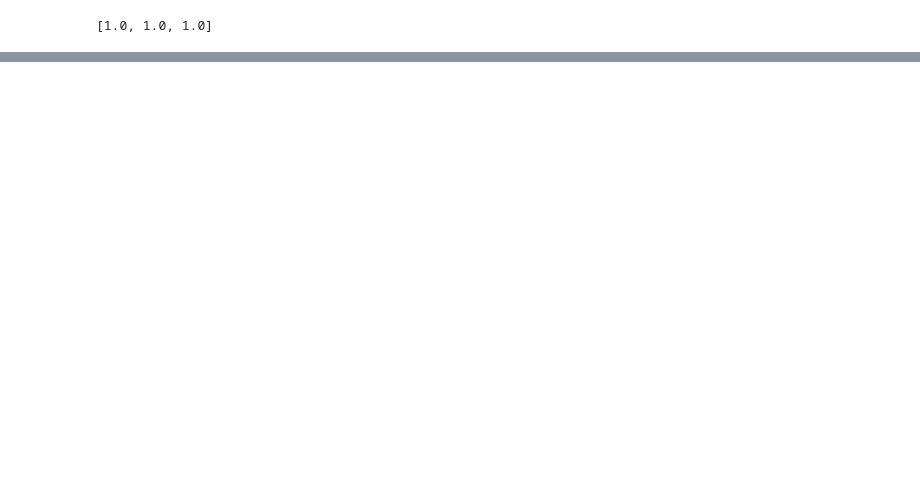
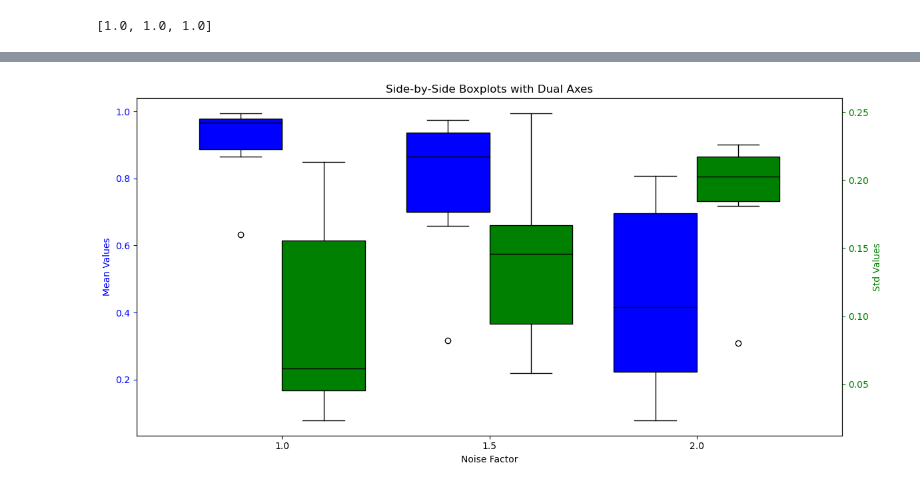
Before and after one commit to Botacin-s-Lab/EchoCrypt, a Jupyter notebook: ours/phone/results/graphs.ipynb, the cells around one changed output, grey strips where cells are left out. Drawn from its saved outputs; the diff is of its cells as text; code cells hidden in the pictures; blank space fills up the shorter version.

```diff
--- a/ours/phone/results/graphs.ipynb
+++ b/ours/phone/results/graphs.ipynb
@@ -23,9 +22,14 @@ def calculate_levenshtein_accuracy(true_sentence, generated_sentence):
     max_len = max(len(true_sentence), len(generated_sentence))
     return 1 - (distance / max_len)
 
-# Calculate BLEU (optional alternative)
 def calculate_bleu_score(true_sentence, generated_sentence):
-    return sentence_bleu([true_sentence.split()], generated_sentence.split())
+    # Use a smoothing function to avoid BLEU score being zero
+    smoothing_function = SmoothingFunction().method1
+    return sentence_bleu(
+        [true_sentence.split()],
+        generated_sentence.split(),
+        smoothing_function=smoothing_function
+    )
 
 def calculate_rouge_scores(true_sentence, generated_sentence):
     scorer = rouge_scorer.RougeScorer(['rouge1', 'rouge2', 'rougeL'], use_stemmer=True)
@@ -159,3 +151,4 @@ results_df
 # %%
 
-results_df = results_df.groupby(['Model', 'Noise Factor']).mean().reset_index()
+mean_df = results_df.groupby(['Model', 'Noise Factor']).mean().reset_index()
+std_df = results_df.groupby(['Model', 'Noise Factor']).std().reset_index()
@@ -187,3 +177,73 @@ results_df['Noise Factor'] = results_df['Noise Factor'].astype(str)
+# %%
+import pandas as pd
+import matplotlib.pyplot as plt
+import seaborn as sns
+import numpy as np
+
+# Melt the dataframes for seaborn
+mean_melted = mean_df.melt(id_vars=['Model', 'Noise Factor'], var_name='Metric', value_name='Mean')
+std_melted = std_df.melt(id_vars=['Model', 'Noise Factor'], var_name='Metric', value_name='Std')
+
+# Merge the mean and std dataframes
+merged_df = pd.merge(mean_melted, std_melted, on=['Model', 'Noise Factor', 'Metric'])
+
+# Filter for Meteor Score only
+merged_df = merged_df[merged_df['Metric'] == 'Meteor Score']
+noise_factors = sorted(merged_df['Noise Factor'].unique())
+
+# Restructure the data for Mean and Std separately
+mean_data = pd.DataFrame({'Noise Factor': merged_df['Noise Factor'], 'Value': merged_df['Mean']})
+std_data = pd.DataFrame({'Noise Factor': merged_df['Noise Factor'], 'Value': merged_df['Std']})
+
+# Create the plot
+fig, ax1 = plt.subplots(figsize=(12, 6))
+
+# Define offsets for side-by-side boxplots
+x_positions = np.arange(len(noise_factors))
+bar_width = 0.4
+
+# Plot the Mean boxplots on the primary y-axis
+ax1.boxplot(
+    [mean_data[mean_data['Noise Factor'] == nf]['Value'] for nf in noise_factors],
+    positions=x_positions - bar_width / 2,
+    widths=bar_width,
+    patch_artist=True,
+    boxprops=dict(facecolor='blue'),
+    medianprops=dict(color='black')
+)
+
+# Create a secondary y-axis
+ax2 = ax1.twinx()
+
+# Plot the Std boxplots on the secondary y-axis
+ax2.boxplot(
+    [std_data[std_data['Noise Factor'] == nf]['Value'] for nf in noise_factors],
+    positions=x_positions + bar_width / 2,
+    widths=bar_width,
+    patch_artist=True,
+    boxprops=dict(facecolor='green'),
+    medianprops=dict(color='black')
+)
+
+# Customize the axes
+ax1.set_xticks(x_positions)
+ax1.set_xticklabels(noise_factors)
+ax1.set_xlabel('Noise Factor')
+ax1.set_ylabel('Mean Values', color='blue')
+ax2.set_ylabel('Std Values', color='green')
+ax1.set_title('Side-by-Side Boxplots with Dual Axes')
+
+# Customize tick colors for clarity
+ax1.tick_params(axis='y', colors='blue')
+ax2.tick_params(axis='y', colors='green')
+
+# Adjust layout
+fig.tight_layout()
+
+# Show the plot
+plt.show()
+# %% [output]
+[figure, added]
 # %%
 # Separate data for each plot
 def plot_accuracy(df, accuracy_type):
```
Also changed, not shown: parts of 12 cells of this notebook.
